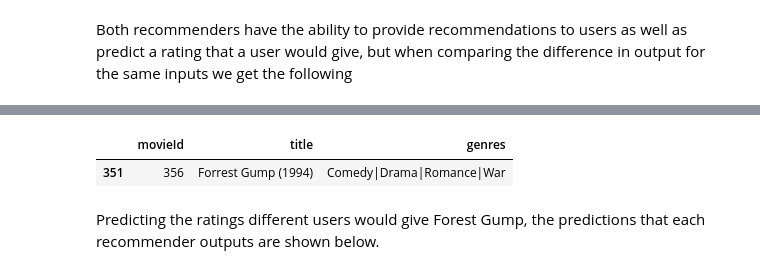
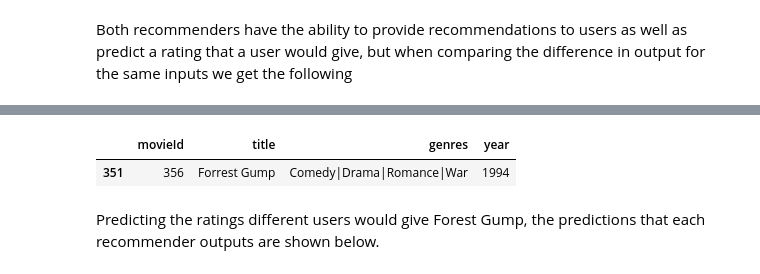
Before and after one commit to EDSATeam11/unsupervised-predict-streamlit-template, a Jupyter notebook: main.ipynb, the cells around one changed output, grey strips where cells are left out. Saved outputs shown, nothing was run; the diff lists cells and outputs as text; code cells hidden in the pictures.

```diff
--- a/main.ipynb
+++ b/main.ipynb
@@ -1545,8 +1535,8 @@ users
 # %%
-movies[movies['title']=='Forrest Gump (1994)'] # Movie used for comparison
+movies[movies['title']=='Forrest Gump'] # Movie used for comparison
 # %% [output]
-|  | movieId | title | genres |
-| 351 | 356 | Forrest Gump (1994) | Comedy|Drama|Romance|War |
+|  | movieId | title | genres | year |
+| 351 | 356 | Forrest Gump | Comedy|Drama|Romance|War | 1994 |
 # %% [markdown]
 Predicting the ratings different users would give Forest Gump, the predictions that each recommender outputs are shown below.
 # %%
```
Also changed, not shown: parts of 91 cells of this notebook.
